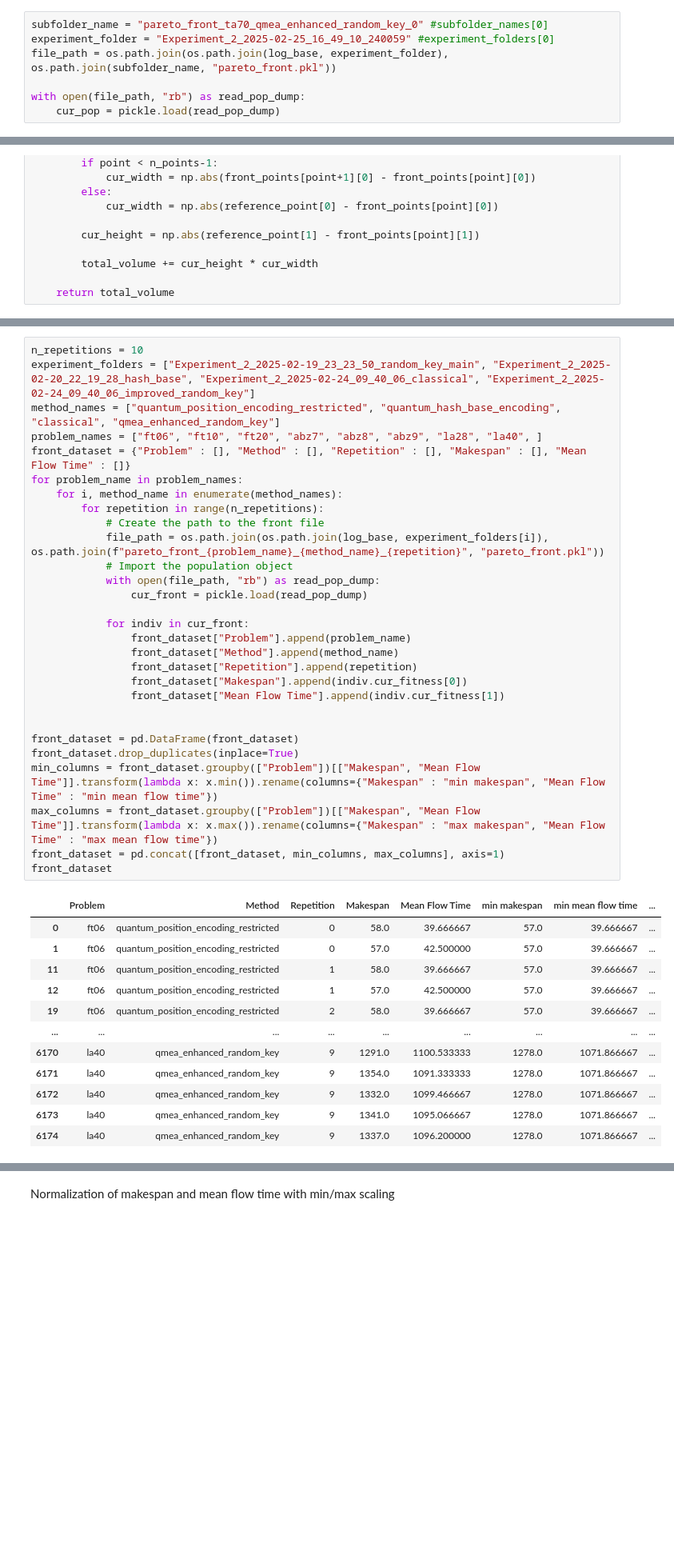
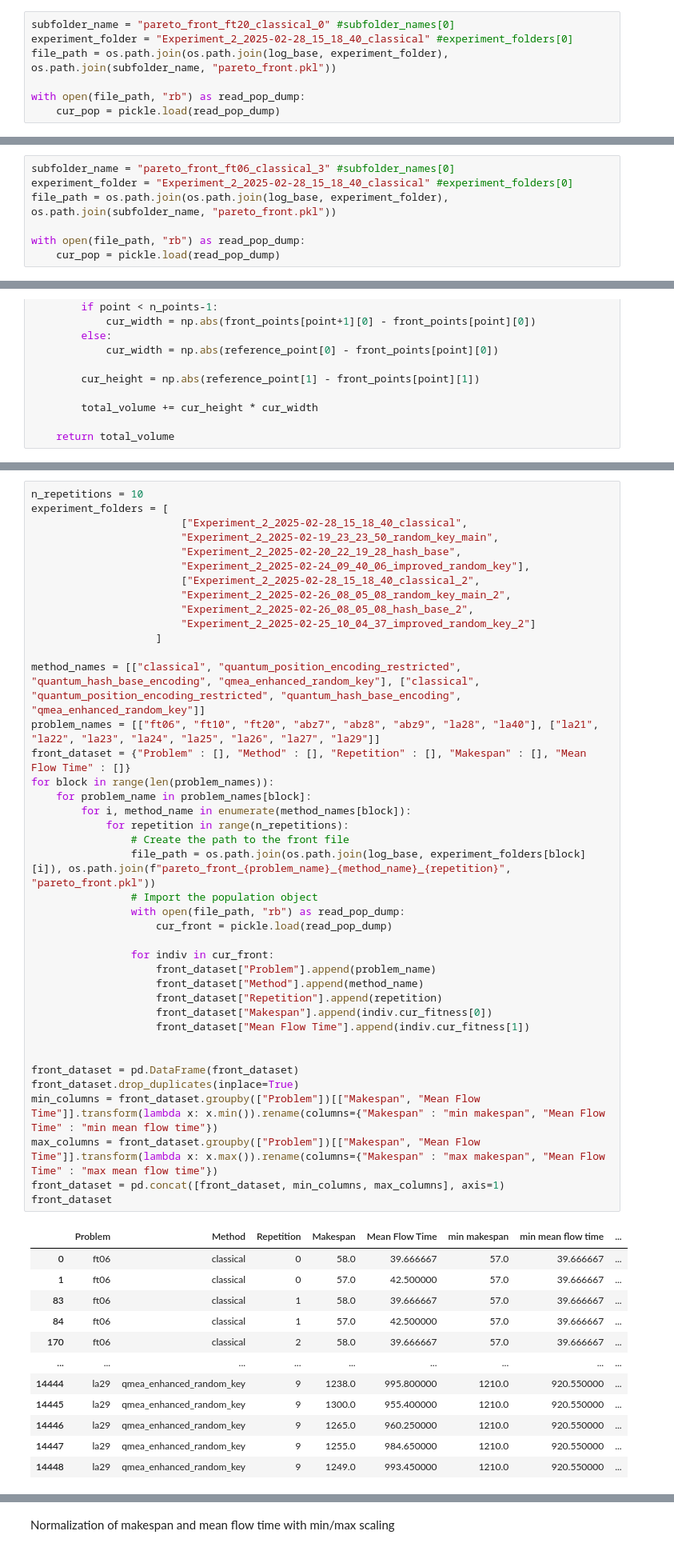
Before and after one commit to B-Moritz/QGA_JSSP, a Jupyter notebook: lab/analyse_pareto_fronts.ipynb, the cells around one changed output, grey strips where cells are left out. Shown: that part at 80% size. Saved outputs shown, nothing was run; the diff lists cells and outputs as text; blank space fills up the shorter version.

```diff
--- a/lab/analyse_pareto_fronts.ipynb
+++ b/lab/analyse_pareto_fronts.ipynb
@@ -185,8 +183,8 @@ def plot_schedule_as_gnatt(individual, box_height: float=0.4, plot_labels: bool=
     plt.ylabel("Machine ID")
     plt.show()
 # %%
-subfolder_name = "pareto_front_ta70_qmea_enhanced_random_key_0" #subfolder_names[0]
-experiment_folder = "Experiment_2_2025-02-25_16_49_10_240059" #experiment_folders[0]
+subfolder_name = "pareto_front_ft20_classical_0" #subfolder_names[0]
+experiment_folder = "Experiment_2_2025-02-28_15_18_40_classical" #experiment_folders[0]
 file_path = os.path.join(os.path.join(log_base, experiment_folder), os.path.join(subfolder_name, "pareto_front.pkl"))
 
 with open(file_path, "rb") as read_pop_dump:
@@ -205,0 +210,7 @@ get_letter_code(26, 26, 65)
+# %%
+subfolder_name = "pareto_front_ft06_classical_3" #subfolder_names[0]
+experiment_folder = "Experiment_2_2025-02-28_15_18_40_classical" #experiment_folders[0]
+file_path = os.path.join(os.path.join(log_base, experiment_folder), os.path.join(subfolder_name, "pareto_front.pkl"))
+
+with open(file_path, "rb") as read_pop_dump:
+    cur_pop = pickle.load(read_pop_dump)
@@ -242,43 +261,54 @@ ax.add_patch(rect_1)
 [figure]
 # %%
 n_repetitions = 10
-experiment_folders = ["Experiment_2_2025-02-19_23_23_50_random_key_main", "Experiment_2_2025-02-20_22_19_28_hash_base", "Experiment_2_2025-02-24_09_40_06_classical", "Experiment_2_2025-02-24_09_40_06_improved_random_key"]
-method_names = ["quantum_position_encoding_restricted", "quantum_hash_base_encoding", "classical", "qmea_enhanced_random_key"]
-problem_names = ["ft06", "ft10", "ft20", "abz7", "abz8", "abz9", "la28", "la40", ]
+experiment_folders = [
+                        ["Experiment_2_2025-02-28_15_18_40_classical",
+                        "Experiment_2_2025-02-19_23_23_50_random_key_main",
+                        "Experiment_2_2025-02-20_22_19_28_hash_base",
+                        "Experiment_2_2025-02-24_09_40_06_improved_random_key"],
+                        ["Experiment_2_2025-02-28_15_18_40_classical_2",
+                        "Experiment_2_2025-02-26_08_05_08_random_key_main_2",
+                        "Experiment_2_2025-02-26_08_05_08_hash_base_2",
+                        "Experiment_2_2025-02-25_10_04_37_improved_random_key_2"]
+                    ]
+
+method_names = [["classical", "quantum_position_encoding_restricted", "quantum_hash_base_encoding", "qmea_enhanced_random_key"], ["classical", "quantum_position_encoding_restricted", "quantum_hash_base_encoding", "qmea_enhanced_random_key"]]
+problem_names = [["ft06", "ft10", "ft20", "abz7", "abz8", "abz9", "la28", "la40"], ["la21", "la22", "la23", "la24", "la25", "la26", "la27", "la29"]]
 front_dataset = {"Problem" : [], "Method" : [], "Repetition" : [], "Makespan" : [], "Mean Flow Time" : []}
-for problem_name in problem_names:
-    for i, method_name in enumerate(method_names):
-        for repetition in range(n_repetitions):
-            # Create the path to the front file
-            file_path = os.path.join(os.path.join(log_base, experiment_folders[i]), os.path.join(f"pareto_front_{problem_name}_{method_name}_{repetition}", "pareto_front.pkl"))
-            # Import the population object
-            with open(file_path, "rb") as read_pop_dump:
-                cur_front = pickle.load(read_pop_dump)
+for block in range(len(problem_names)):
+    for problem_name in problem_names[block]:
+        for i, method_name in enumerate(method_names[block]):
+            for repetition in range(n_repetitions):
+                # Create the path to the front file
+                file_path = os.path.join(os.path.join(log_base, experiment_folders[block][i]), os.path.join(f"pareto_front_{problem_name}_{method_name}_{repetition}", "pareto_front.pkl"))
+                # Import the population object
+                with open(file_path, "rb") as read_pop_dump:
+                    cur_front = pickle.load(read_pop_dump)
 
-            for indiv in cur_front:
-                front_dataset["Problem"].append(problem_name)
-                front_dataset["Method"].append(method_name)
-                front_dataset["Repetition"].append(repetition)
-                front_dataset["Makespan"].append(indiv.cur_fitness[0])
-                front_dataset["Mean Flow Time"].append(indiv.cur_fitness[1])
+                for indiv in cur_front:
+                    front_dataset["Problem"].append(problem_name)
+                    front_dataset["Method"].append(method_name)
+                    front_dataset["Repetition"].append(repetition)
+                    front_dataset["Makespan"].append(indiv.cur_fitness[0])
+                    front_dataset["Mean Flow Time"].append(indiv.cur_fitness[1])
 
 
 front_dataset = pd.DataFrame(front_dataset)
 front_dataset.drop_duplicates(inplace=True)
 min_columns = front_dataset.groupby(["Problem"])[["Makespan", "Mean Flow Time"]].transform(lambda x: x.min()).rename(columns={"Makespan" : "min makespan", "Mean Flow Time" : "min mean flow time"})
 max_columns = front_dataset.groupby(["Problem"])[["Makespan", "Mean Flow Time"]].transform(lambda x: x.max()).rename(columns={"Makespan" : "max makespan", "Mean Flow Time" : "max mean flow time"})
 front_dataset = pd.concat([front_dataset, min_columns, max_columns], axis=1)
 front_dataset
 # %% [output]
 |  | Problem | Method | Repetition | Makespan | Mean Flow Time | min makespan | min mean flow time | ... |
-| 0 | ft06 | quantum_position_encoding_restricted | 0 | 58.0 | 39.666667 | 57.0 | 39.666667 | ... |
-| 1 | ft06 | quantum_position_encoding_restricted | 0 | 57.0 | 42.500000 | 57.0 | 39.666667 | ... |
-| 11 | ft06 | quantum_position_encoding_restricted | 1 | 58.0 | 39.666667 | 57.0 | 39.666667 | ... |
-| 12 | ft06 | quantum_position_encoding_restricted | 1 | 57.0 | 42.500000 | 57.0 | 39.666667 | ... |
-| 19 | ft06 | quantum_position_encoding_restricted | 2 | 58.0 | 39.666667 | 57.0 | 39.666667 | ... |
+| 0 | ft06 | classical | 0 | 58.0 | 39.666667 | 57.0 | 39.666667 | ... |
+| 1 | ft06 | classical | 0 | 57.0 | 42.500000 | 57.0 | 39.666667 | ... |
+| 83 | ft06 | classical | 1 | 58.0 | 39.666667 | 57.0 | 39.666667 | ... |
+| 84 | ft06 | classical | 1 | 57.0 | 42.500000 | 57.0 | 39.666667 | ... |
+| 170 | ft06 | classical | 2 | 58.0 | 39.666667 | 57.0 | 39.666667 | ... |
 | ... | ... | ... | ... | ... | ... | ... | ... | ... |
-| 6170 | la40 | qmea_enhanced_random_key | 9 | 1291.0 | 1100.533333 | 1278.0 | 1071.866667 | ... |
-| 6171 | la40 | qmea_enhanced_random_key | 9 | 1354.0 | 1091.333333 | 1278.0 | 1071.866667 | ... |
-| 6172 | la40 | qmea_enhanced_random_key | 9 | 1332.0 | 1099.466667 | 1278.0 | 1071.866667 | ... |
-| 6173 | la40 | qmea_enhanced_random_key | 9 | 1341.0 | 1095.066667 | 1278.0 | 1071.866667 | ... |
-| 6174 | la40 | qmea_enhanced_random_key | 9 | 1337.0 | 1096.200000 | 1278.0 | 1071.866667 | ... |
+| 14444 | la29 | qmea_enhanced_random_key | 9 | 1238.0 | 995.800000 | 1210.0 | 920.550000 | ... |
+| 14445 | la29 | qmea_enhanced_random_key | 9 | 1300.0 | 955.400000 | 1210.0 | 920.550000 | ... |
+| 14446 | la29 | qmea_enhanced_random_key | 9 | 1265.0 | 960.250000 | 1210.0 | 920.550000 | ... |
+| 14447 | la29 | qmea_enhanced_random_key | 9 | 1255.0 | 984.650000 | 1210.0 | 920.550000 | ... |
+| 14448 | la29 | qmea_enhanced_random_key | 9 | 1249.0 | 993.450000 | 1210.0 | 920.550000 | ... |
```
Also changed, not shown: parts of 19 cells of this notebook, 8 other files.
